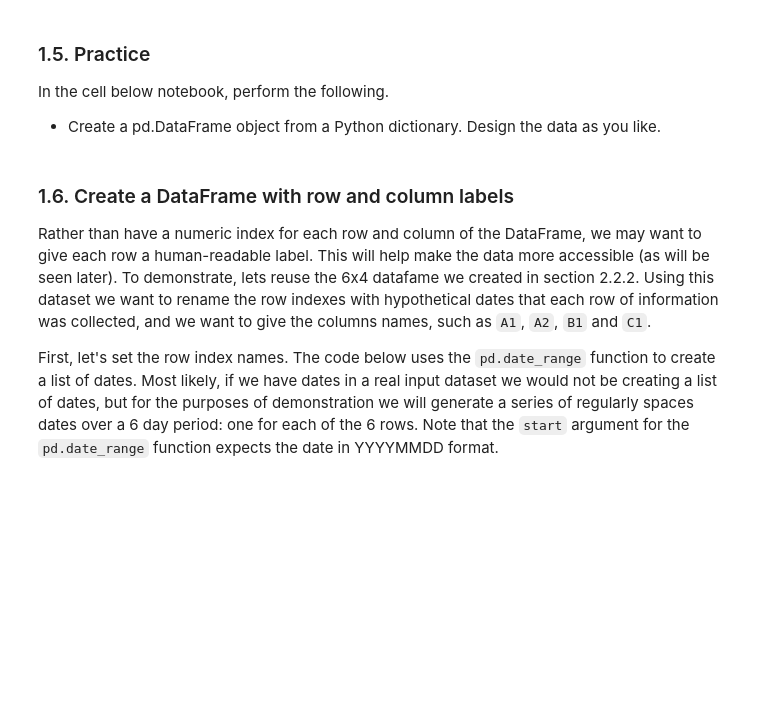
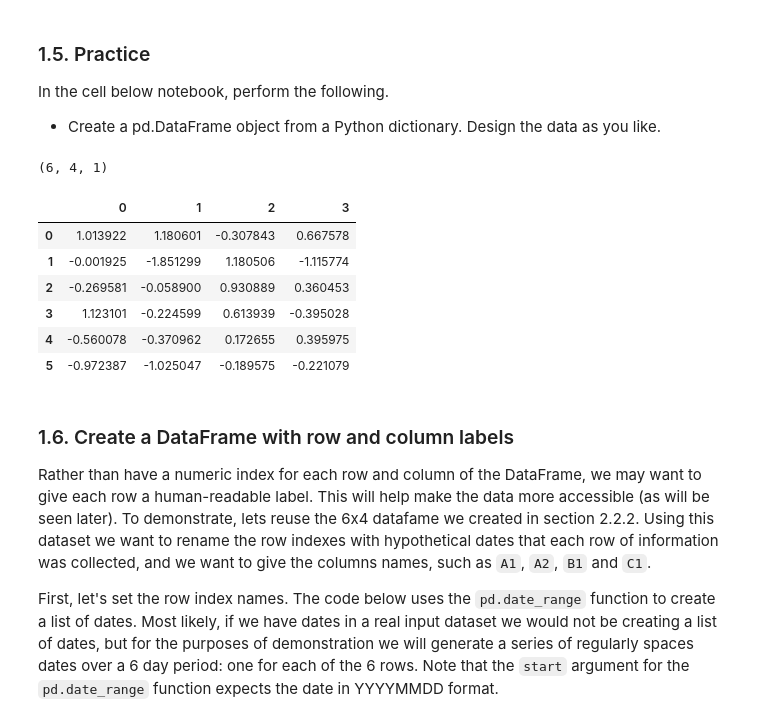
Before and after one commit to ko0000/Data-Analytics-With-Python, a Jupyter notebook: Module2-Data_Analytics/A03-Pandas_Part1.ipynb, the cells around one changed output. Drawn from its saved outputs; the diff is of its cells as text; code cells hidden in the pictures; blank space fills up the shorter version.

```diff
--- a/Module2-Data_Analytics/A03-Pandas_Part1.ipynb
+++ b/Module2-Data_Analytics/A03-Pandas_Part1.ipynb
@@ -150,6 +178,22 @@ Observe that because we did not provide a dictionary, we do not have header name
 In the cell below notebook, perform the following.
 
 + Create a pd.DataFrame object from a Python dictionary. Design the data as you like.
+# %%
+ddf = np.random.randn(6, 4, 1)
+print(ddf.shape)
+if ddf.shape == (6, 4, 1):
+    ddf = np.random.randn(6, 4)
+dff = pd.DataFrame(ddf)
+dff
+# %% [output]
+(6, 4, 1)
+|  | 0 | 1 | 2 | 3 |
+| 0 | 1.013922 | 1.180601 | -0.307843 | 0.667578 |
+| 1 | -0.001925 | -1.851299 | 1.180506 | -1.115774 |
+| 2 | -0.269581 | -0.058900 | 0.930889 | 0.360453 |
+| 3 | 1.123101 | -0.224599 | 0.613939 | -0.395028 |
+| 4 | -0.560078 | -0.370962 | 0.172655 | 0.395975 |
+| 5 | -0.972387 | -1.025047 | -0.189575 | -0.221079 |
 # %% [markdown]
 ### 1.6. Create a DataFrame with row and column labels
 
```
Also changed, not shown: parts of 40 cells of this notebook, 1 other file.
